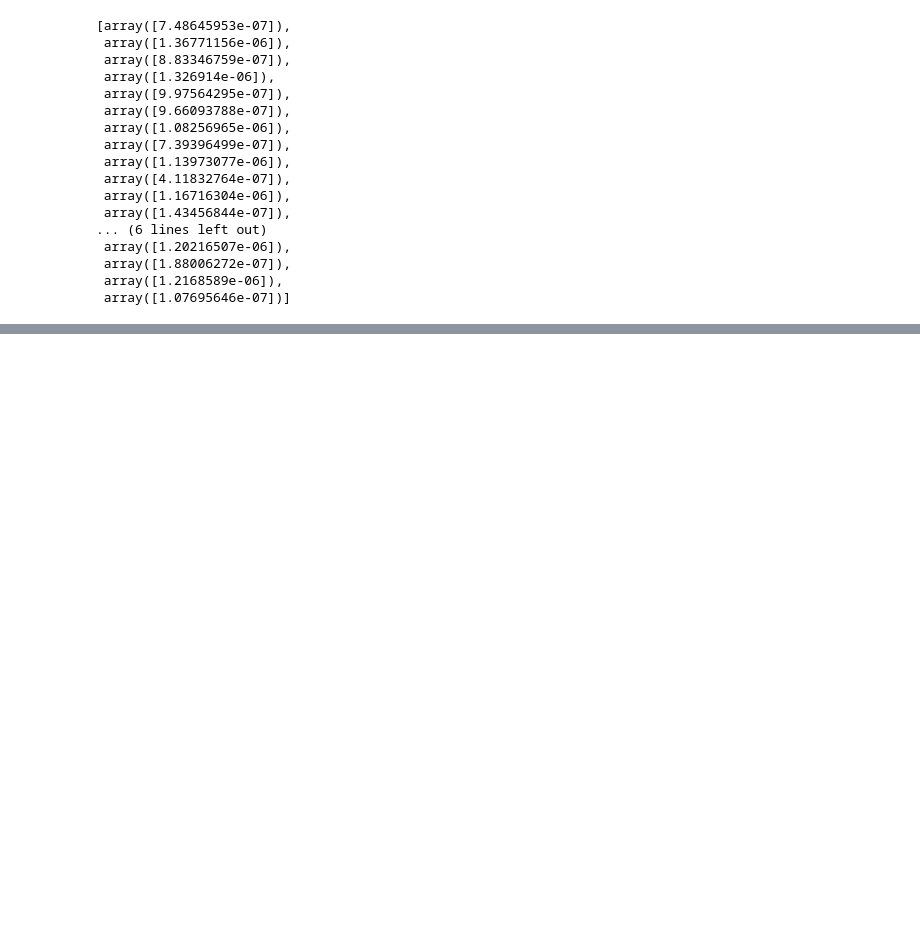
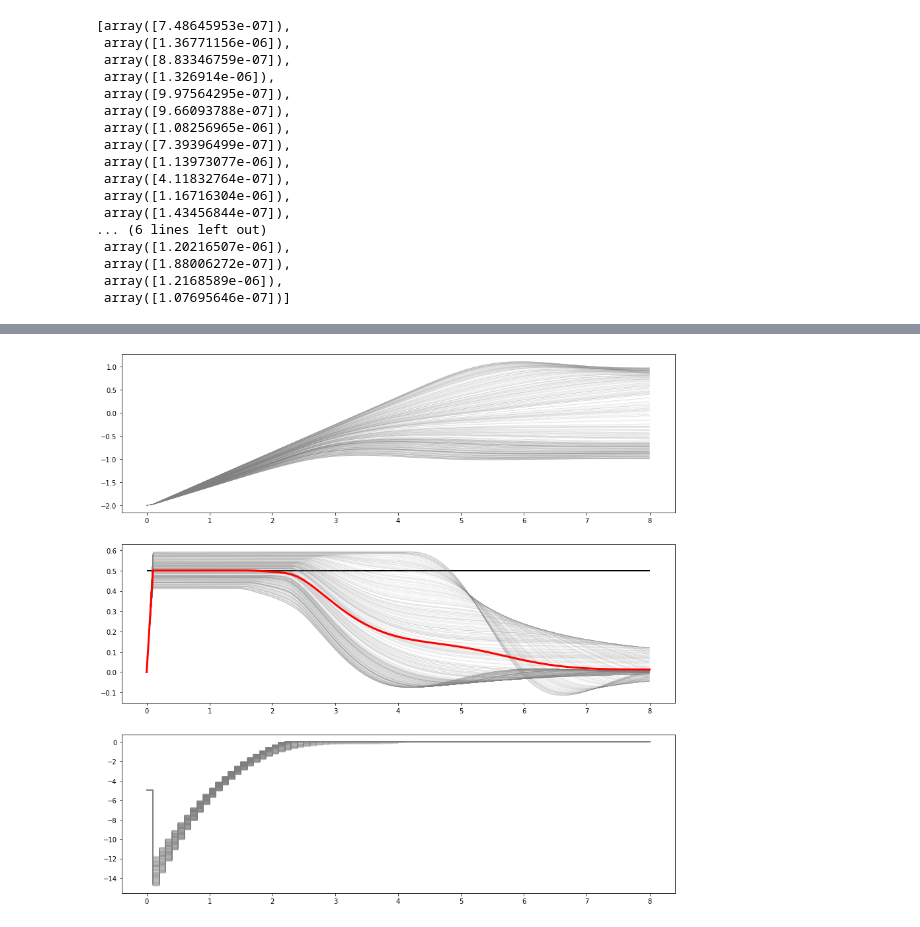
Before and after one commit to zhengang-zhong/stochastic_mpc, a Jupyter notebook: Nonlinear stochastic model predictive control via regularized polynomial chaos expansions.ipynb, the cells around one changed output, grey strips where cells are left out. Drawn from its saved outputs; the diff is of its cells as text; code cells hidden in the pictures; blank space fills up the shorter version.

Commit message:
update plot

```diff
--- a/Nonlinear stochastic model predictive control via regularized polynomial chaos expansions.ipynb
+++ b/Nonlinear stochastic model predictive control via regularized polynomial chaos expansions.ipynb
@@ -1235,0 +1199,38 @@ plt.show()
+# %%
+# Plot
+
+# Plot the solution
+tgrid = [delta_t * k for k in range(N_sim + 1)]
+
+# plt.figure(1, figsize=(10, 20))
+# plt.clf()
+f, [ax1,ax2,ax3] = plt.subplots(3,1,figsize=(15,15))
+
+
+
+for j in range(len(x_sim_list)):
+    x_trajectory_temp = x_sim_list[j]
+    u_trajectory_temp = u_sim_list[j]
+    for i in range (Nx):
+#         plt.subplot( str(Nx + Nu) + str(1) + str(i + 1) )
+#         plt.grid()
+        x_opt = x_trajectory_temp[i::Nx]
+        if i == 0:
+            ax1.plot(tgrid, x_opt, 'grey',alpha=0.7,lw=0.1)
+#             plt.ylabel('x' + str(i + 1))
+        else:
+            ax2.plot(tgrid, x_opt, 'grey',alpha=0.7,lw=0.1)
+#             plt.ylabel('x' + str(i + 1))
+
+    for i in range(Nu):
+#         plt.subplot( str(Nx + Nu) + str(1) + str(Nx + i + 1) )
+#         plt.grid()
+        u_opt = u_trajectory_temp[i::Nu]
+        ax3.step(tgrid, ca.vertcat(ca.DM.nan(1), u_opt), 'grey',alpha=0.7,lw=0.1)
+#         plt.ylabel('u' + str(i + 1))
+#     plt.xlabel('t')
+ax2.hlines(y=0.5, xmin=0, xmax=8, linewidth=2, color='k')
+ax2.plot(tgrid, x2_mean, 'r', lw=3)
+plt.show()
+# %% [output]
+[figure, added]
```
Also changed, not shown: parts of 57 cells of this notebook.
